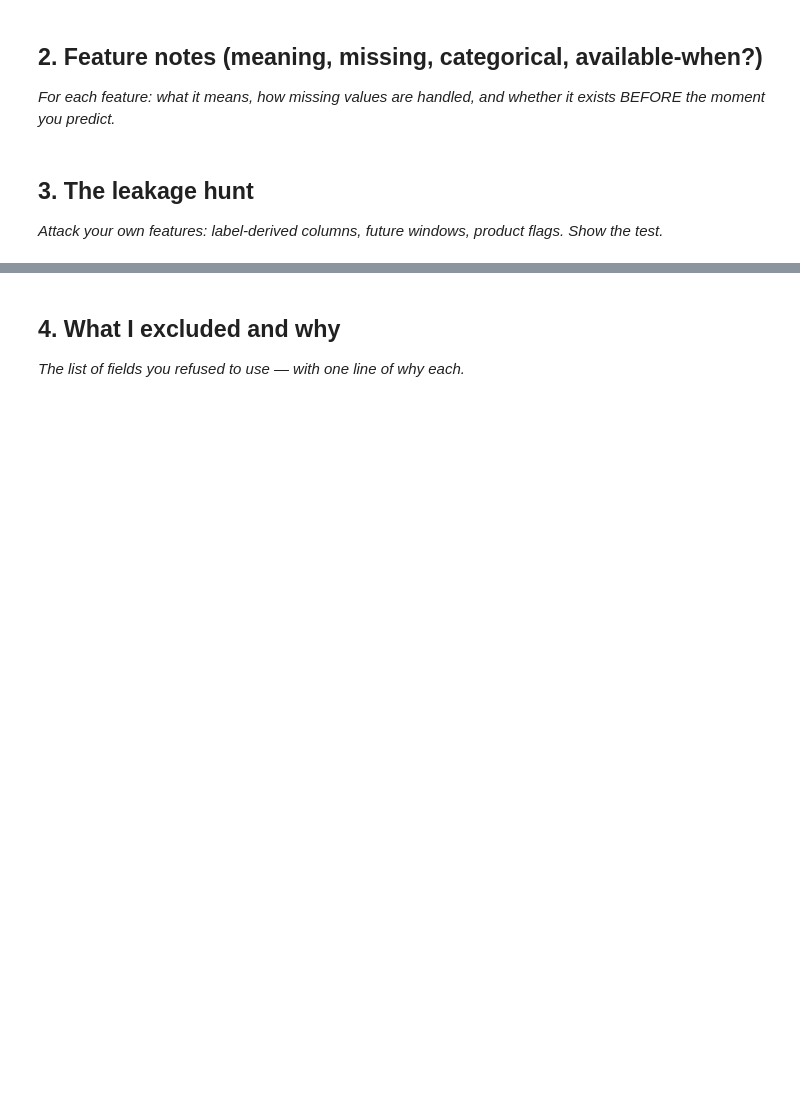
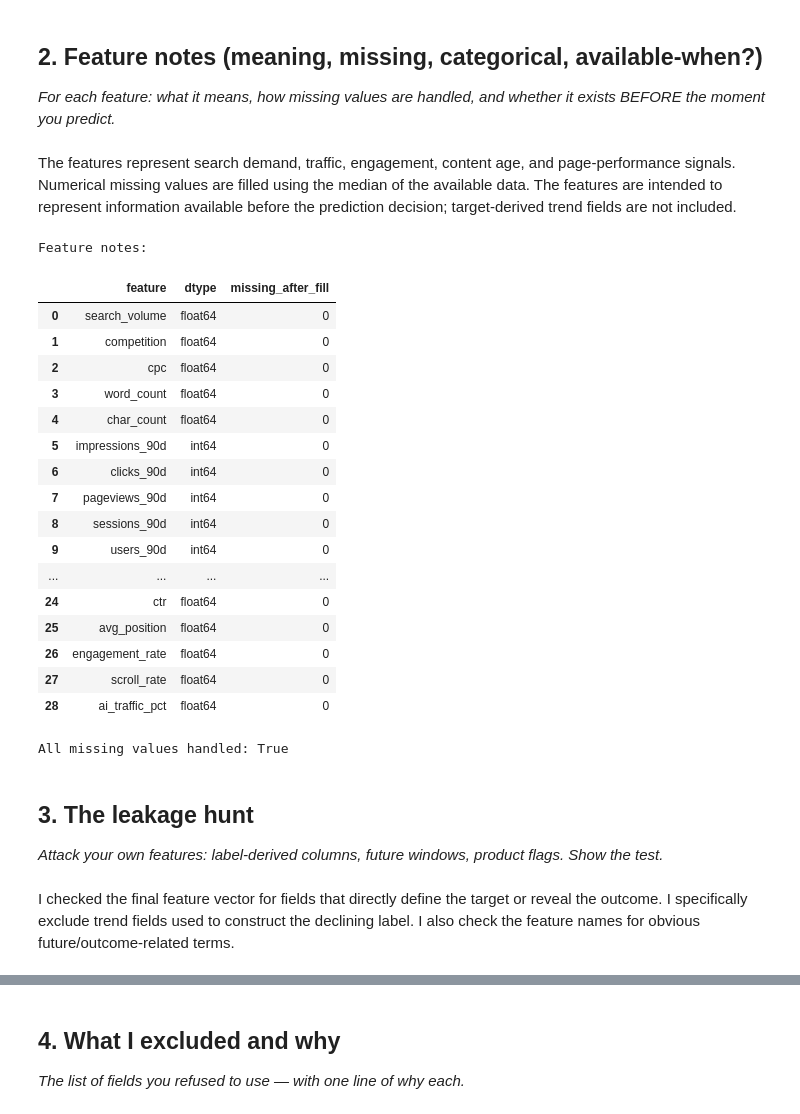
Before and after one commit to Srilaya30/flyrank-ml-internship, a Jupyter notebook: work/notebooks/w03_feature_leakage_check.ipynb, the cells around one changed output, grey strips where cells are left out. Cells and saved outputs as stored; diff of their text form; code cells hidden in the pictures; blank space fills up the shorter version.

```diff
--- a/work/notebooks/w03_feature_leakage_check.ipynb
+++ b/work/notebooks/w03_feature_leakage_check.ipynb
@@ -17,9 +88,42 @@ This skeleton is yours to fill. Work the sections **in order** — each one has
 ## 2. Feature notes (meaning, missing, categorical, available-when?)
 
 *For each feature: what it means, how missing values are handled, and whether it exists BEFORE the moment you predict.*
+# %% [markdown]
+The features represent search demand, traffic, engagement, content age, and page-performance signals. Numerical missing values are filled using the median of the available data. The features are intended to represent information available before the prediction decision; target-derived trend fields are not included.
 # %%
 # This cell is for CODE (numbers, a query, a check).
 # Write your text answer in the cell ABOVE this one — typing sentences here breaks Run All.
+feature_notes = pd.DataFrame({
+    "feature": feature_cols,
+    "dtype": X.dtypes.astype(str).values,
+    "missing_after_fill": X.isna().sum().values
+})
+
+print("Feature notes:")
+display(feature_notes)
+
+print("\nAll missing values handled:",
+      X.isna().sum().sum() == 0)
+# %% [output]
+Feature notes:
+|  | feature | dtype | missing_after_fill |
+| 0 | search_volume | float64 | 0 |
+| 1 | competition | float64 | 0 |
+| 2 | cpc | float64 | 0 |
+| 3 | word_count | float64 | 0 |
+| 4 | char_count | float64 | 0 |
+| 5 | impressions_90d | int64 | 0 |
+| 6 | clicks_90d | int64 | 0 |
+| 7 | pageviews_90d | int64 | 0 |
+| 8 | sessions_90d | int64 | 0 |
+| 9 | users_90d | int64 | 0 |
+| ... | ... | ... | ... |
+| 24 | ctr | float64 | 0 |
+| 25 | avg_position | float64 | 0 |
+| 26 | engagement_rate | float64 | 0 |
+| 27 | scroll_rate | float64 | 0 |
+| 28 | ai_traffic_pct | float64 | 0 |
+All missing values handled: True
 # %% [markdown]
 ## 3. The leakage hunt
 
@@ -29,0 +131,2 @@ This skeleton is yours to fill. Work the sections **in order** — each one has
+# %% [markdown]
+I checked the final feature vector for fields that directly define the target or reveal the outcome. I specifically exclude trend fields used to construct the declining label. I also check the feature names for obvious future/outcome-related terms.
```
Also changed, not shown: parts of 8 cells of this notebook.
